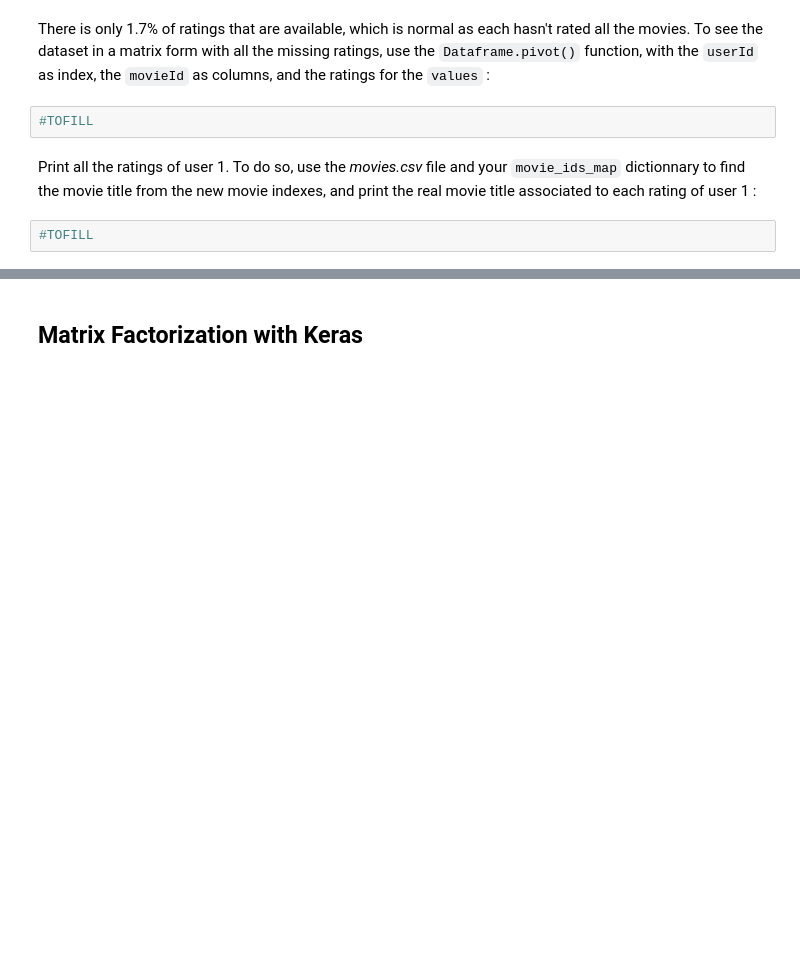
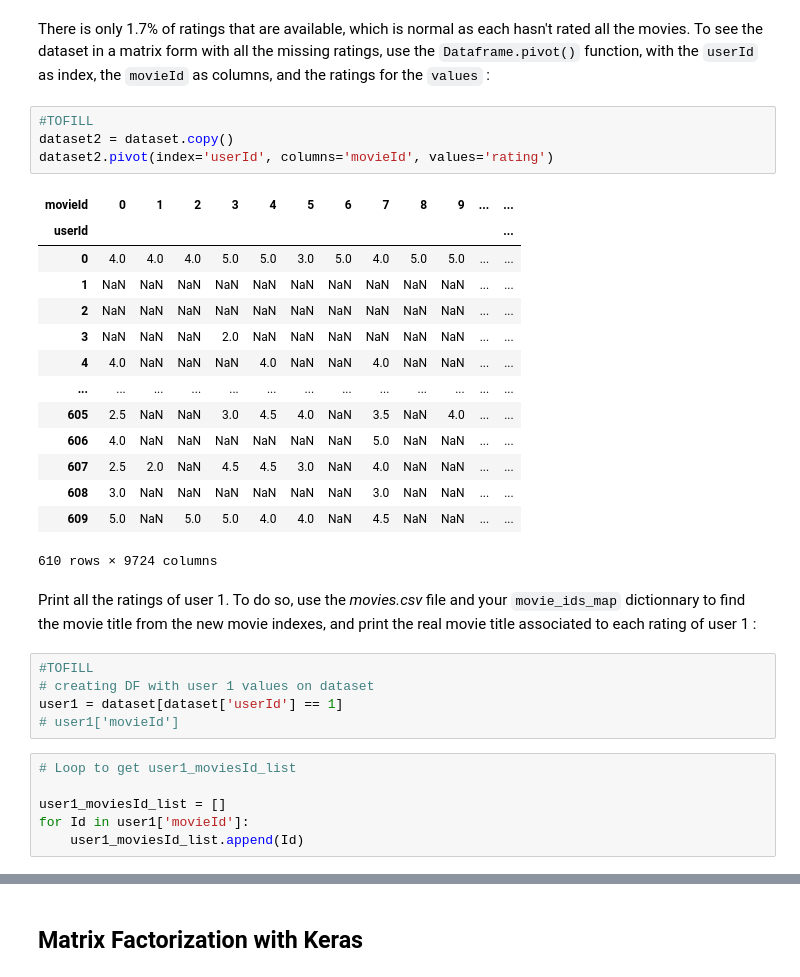
Before and after one commit to FernandoDanielArroyo/ML4, a Jupyter notebook: notebooks/Machine_Learning_4_Recommender_Systems.ipynb, the cells around one changed output, grey strips where cells are left out. Saved outputs shown, nothing was run; the diff lists cells and outputs as text; blank space fills up the shorter version.

```diff
--- a/notebooks/Machine_Learning_4_Recommender_Systems.ipynb
+++ b/notebooks/Machine_Learning_4_Recommender_Systems.ipynb
@@ -163,8 +162,34 @@ len(dataset['rating'])
 # %% [markdown]
 There is only 1.7% of ratings that are available, which is normal as each hasn't rated all the movies. To see the dataset in a matrix form with all the missing ratings, use the `Dataframe.pivot()` function, with the `userId` as index, the `movieId` as columns, and the ratings for the `values` :
-# %%
-#TOFILL
+# %%
+#TOFILL
+dataset2 = dataset.copy()
+dataset2.pivot(index='userId', columns='movieId', values='rating')
+# %% [output]
+| movieId | 0 | 1 | 2 | 3 | 4 | 5 | 6 | 7 | 8 | 9 | ... | ... |
+| userId |  |  |  |  |  |  |  |  |  |  |  | ... |
+| 0 | 4.0 | 4.0 | 4.0 | 5.0 | 5.0 | 3.0 | 5.0 | 4.0 | 5.0 | 5.0 | ... | ... |
+| 1 | NaN | NaN | NaN | NaN | NaN | NaN | NaN | NaN | NaN | NaN | ... | ... |
+| 2 | NaN | NaN | NaN | NaN | NaN | NaN | NaN | NaN | NaN | NaN | ... | ... |
+| 3 | NaN | NaN | NaN | 2.0 | NaN | NaN | NaN | NaN | NaN | NaN | ... | ... |
+| 4 | 4.0 | NaN | NaN | NaN | 4.0 | NaN | NaN | 4.0 | NaN | NaN | ... | ... |
+| ... | ... | ... | ... | ... | ... | ... | ... | ... | ... | ... | ... | ... |
+| 605 | 2.5 | NaN | NaN | 3.0 | 4.5 | 4.0 | NaN | 3.5 | NaN | 4.0 | ... | ... |
+| 606 | 4.0 | NaN | NaN | NaN | NaN | NaN | NaN | 5.0 | NaN | NaN | ... | ... |
+| 607 | 2.5 | 2.0 | NaN | 4.5 | 4.5 | 3.0 | NaN | 4.0 | NaN | NaN | ... | ... |
+| 608 | 3.0 | NaN | NaN | NaN | NaN | NaN | NaN | 3.0 | NaN | NaN | ... | ... |
+| 609 | 5.0 | NaN | 5.0 | 5.0 | 4.0 | 4.0 | NaN | 4.5 | NaN | NaN | ... | ... |
+610 rows × 9724 columns
 # %% [markdown]
 Print all the ratings of user 1. To do so, use the *movies.csv* file and your `movie_ids_map` dictionnary to find the movie title from the new movie indexes, and print the real movie title associated to each rating of user 1 :
-# %%
-#TOFILL
+# %%
+#TOFILL
+# creating DF with user 1 values on dataset
+user1 = dataset[dataset['userId'] == 1]
+# user1['movieId']
+# %%
+# Loop to get user1_moviesId_list
+
+user1_moviesId_list = []
+for Id in user1['movieId']:
+    user1_moviesId_list.append(Id)
```
Also changed, not shown: parts of 16 cells of this notebook.
